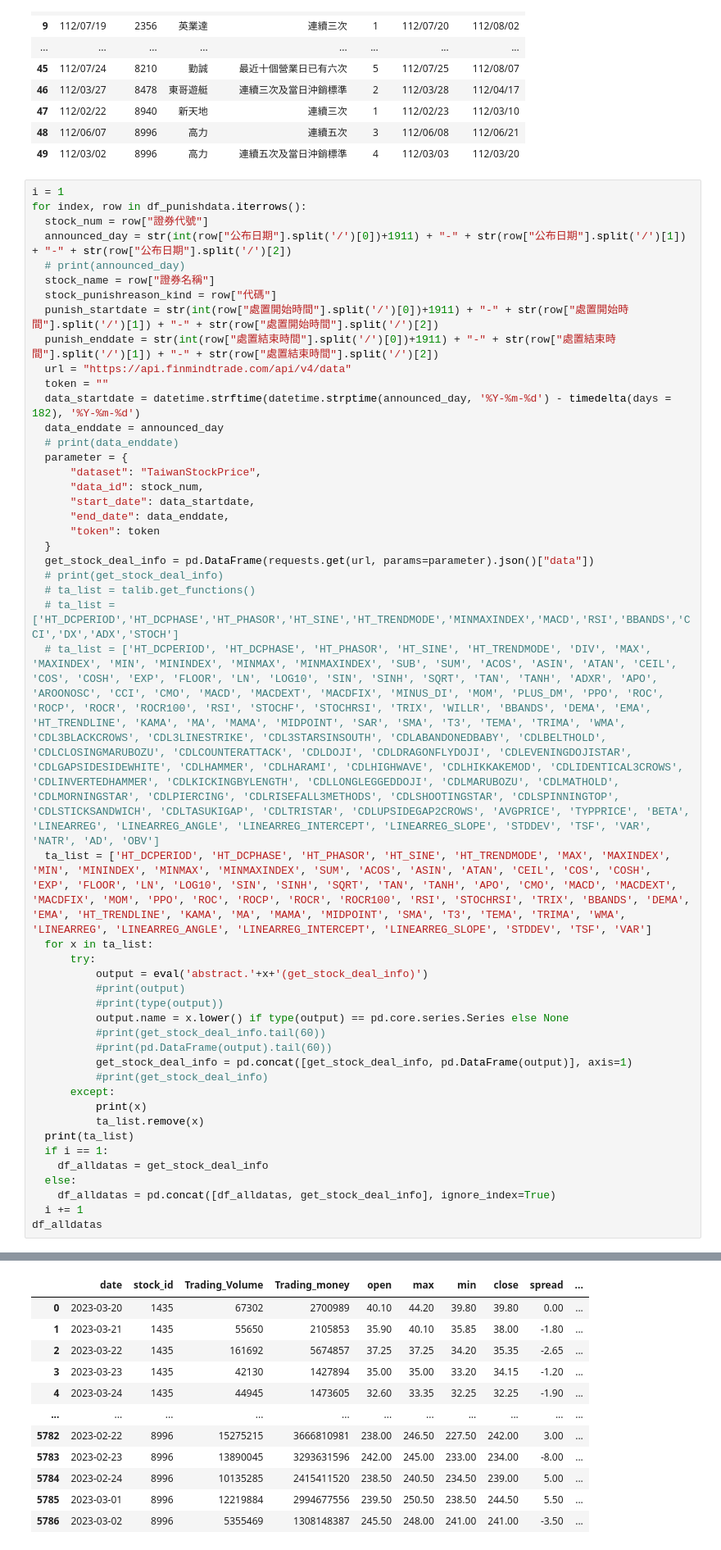
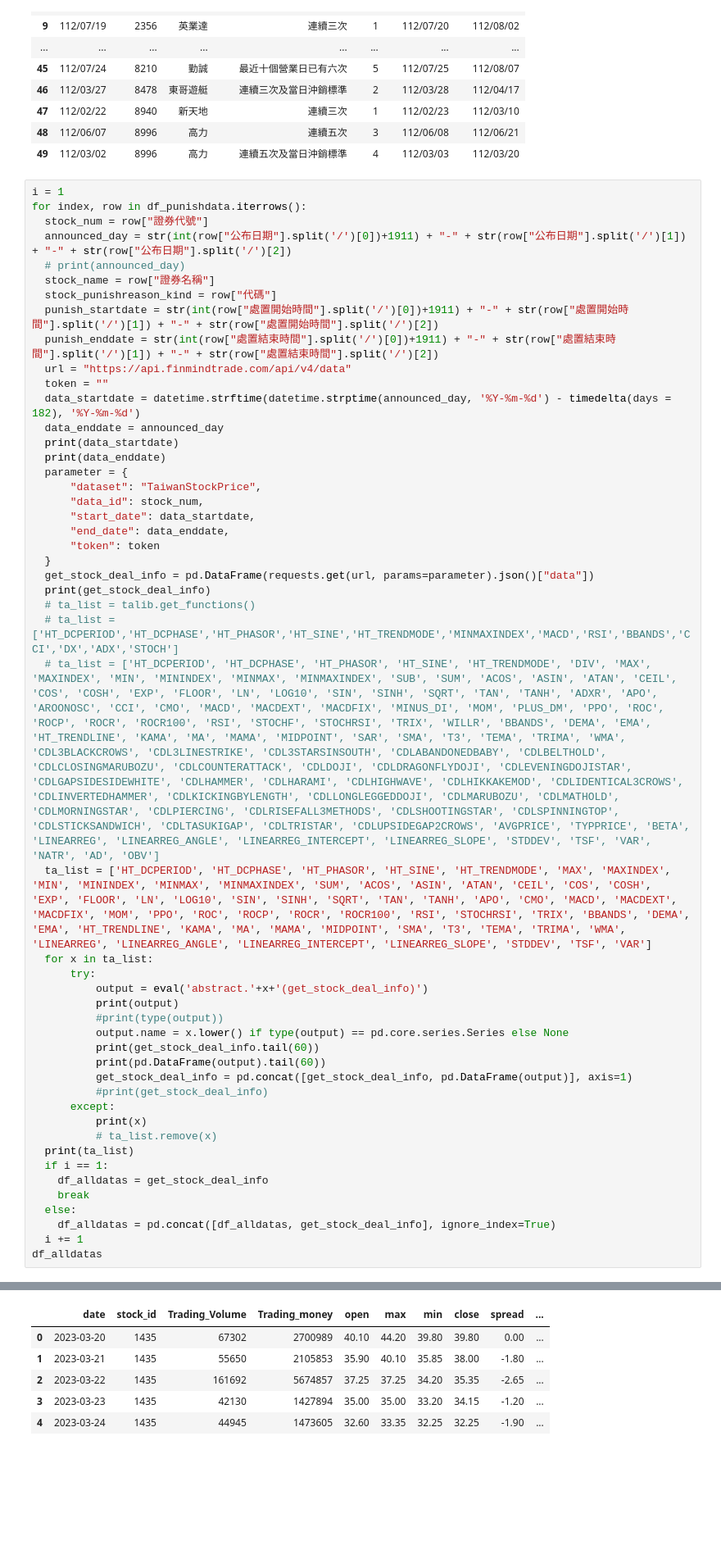
Before and after one commit to JayChaoNTPUACC/Early-Warning-For-Stocks-With-Abnormal-Trading-Conditions-Based-On-Generative-Adversarial-Networks, a Jupyter notebook: GetData/getdata.ipynb, the cells around one changed output, grey strips where cells are left out. Shown at 82% size. Saved outputs shown, nothing was run; the diff lists cells and outputs as text; blank space fills up the shorter version.

```diff
--- a/GetData/getdata.ipynb
+++ b/GetData/getdata.ipynb
@@ -77,7 +77,8 @@ for index, row in df_punishdata.iterrows():
   token = ""
   data_startdate = datetime.strftime(datetime.strptime(announced_day, '%Y-%m-%d') - timedelta(days = 182), '%Y-%m-%d')
   data_enddate = announced_day
-  # print(data_enddate)
+  print(data_startdate)
+  print(data_enddate)
   parameter = {
       "dataset": "TaiwanStockPrice",
       "data_id": stock_num,
@@ -86,7 +87,7 @@ for index, row in df_punishdata.iterrows():
       "token": token
   }
   get_stock_deal_info = pd.DataFrame(requests.get(url, params=parameter).json()["data"])
-  # print(get_stock_deal_info)
+  print(get_stock_deal_info)
   # ta_list = talib.get_functions()
   # ta_list = ['HT_DCPERIOD','HT_DCPHASE','HT_PHASOR','HT_SINE','HT_TRENDMODE','MINMAXINDEX','MACD','RSI','BBANDS','CCI','DX','ADX','STOCH']
   # ta_list = ['HT_DCPERIOD', 'HT_DCPHASE', 'HT_PHASOR', 'HT_SINE', 'HT_TRENDMODE', 'DIV', 'MAX', 'MAXINDEX', 'MIN', 'MININDEX', 'MINMAX', 'MINMAXINDEX', 'SUB', 'SUM', 'ACOS', 'ASIN', 'ATAN', 'CEIL', 'COS', 'COSH', 'EXP', 'FLOOR', 'LN', 'LOG10', 'SIN', 'SINH', 'SQRT', 'TAN', 'TANH', 'ADXR', 'APO', 'AROONOSC', 'CCI', 'CMO', 'MACD', 'MACDEXT', 'MACDFIX', 'MINUS_DI', 'MOM', 'PLUS_DM', 'PPO', 'ROC', 'ROCP', 'ROCR', 'ROCR100', 'RSI', 'STOCHF', 'STOCHRSI', 'TRIX', 'WILLR', 'BBANDS', 'DEMA', 'EMA', 'HT_TRENDLINE', 'KAMA', 'MA', 'MAMA', 'MIDPOINT', 'SAR', 'SMA', 'T3', 'TEMA', 'TRIMA', 'WMA', 'CDL3BLACKCROWS', 'CDL3LINESTRIKE', 'CDL3STARSINSOUTH', 'CDLABANDONEDBABY', 'CDLBELTHOLD', 'CDLCLOSINGMARUBOZU', 'CDLCOUNTERATTACK', 'CDLDOJI', 'CDLDRAGONFLYDOJI', 'CDLEVENINGDOJISTAR', 'CDLGAPSIDESIDEWHITE', 'CDLHAMMER', 'CDLHARAMI', 'CDLHIGHWAVE', 'CDLHIKKAKEMOD', 'CDLIDENTICAL3CROWS', 'CDLINVERTEDHAMMER', 'CDLKICKINGBYLENGTH', 'CDLLONGLEGGEDDOJI', 'CDLMARUBOZU', 'CDLMATHOLD', 'CDLMORNINGSTAR', 'CDLPIERCING', 'CDLRISEFALL3METHODS', 'CDLSHOOTINGSTAR', 'CDLSPINNINGTOP', 'CDLSTICKSANDWICH', 'CDLTASUKIGAP', 'CDLTRISTAR', 'CDLUPSIDEGAP2CROWS', 'AVGPRICE', 'TYPPRICE', 'BETA', 'LINEARREG', 'LINEARREG_ANGLE', 'LINEARREG_INTERCEPT', 'LINEARREG_SLOPE', 'STDDEV', 'TSF', 'VAR', 'NATR', 'AD', 'OBV']
@@ -94,19 +95,20 @@ for index, row in df_punishdata.iterrows():
   for x in ta_list:
       try:
           output = eval('abstract.'+x+'(get_stock_deal_info)')
-          #print(output)
+          print(output)
           #print(type(output))
           output.name = x.lower() if type(output) == pd.core.series.Series else None
-          #print(get_stock_deal_info.tail(60))
-          #print(pd.DataFrame(output).tail(60))
+          print(get_stock_deal_info.tail(60))
+          print(pd.DataFrame(output).tail(60))
           get_stock_deal_info = pd.concat([get_stock_deal_info, pd.DataFrame(output)], axis=1)
           #print(get_stock_deal_info)
       except:
           print(x)
-          ta_list.remove(x)
+          # ta_list.remove(x)
   print(ta_list)
   if i == 1:
     df_alldatas = get_stock_deal_info
+    break
   else:
     df_alldatas = pd.concat([df_alldatas, get_stock_deal_info], ignore_index=True)
   i += 1
@@ -132,12 +134,6 @@ df_alldatas
 |  | date | stock_id | Trading_Volume | Trading_money | open | max | min | close | spread | ... |
 | 0 | 2023-03-20 | 1435 | 67302 | 2700989 | 40.10 | 44.20 | 39.80 | 39.80 | 0.00 | ... |
 | 1 | 2023-03-21 | 1435 | 55650 | 2105853 | 35.90 | 40.10 | 35.85 | 38.00 | -1.80 | ... |
 | 2 | 2023-03-22 | 1435 | 161692 | 5674857 | 37.25 | 37.25 | 34.20 | 35.35 | -2.65 | ... |
 | 3 | 2023-03-23 | 1435 | 42130 | 1427894 | 35.00 | 35.00 | 33.20 | 34.15 | -1.20 | ... |
 | 4 | 2023-03-24 | 1435 | 44945 | 1473605 | 32.60 | 33.35 | 32.25 | 32.25 | -1.90 | ... |
-| ... | ... | ... | ... | ... | ... | ... | ... | ... | ... | ... |
-| 5782 | 2023-02-22 | 8996 | 15275215 | 3666810981 | 238.00 | 246.50 | 227.50 | 242.00 | 3.00 | ... |
-| 5783 | 2023-02-23 | 8996 | 13890045 | 3293631596 | 242.00 | 245.00 | 233.00 | 234.00 | -8.00 | ... |
-| 5784 | 2023-02-24 | 8996 | 10135285 | 2415411520 | 238.50 | 240.50 | 234.50 | 239.00 | 5.00 | ... |
-| 5785 | 2023-03-01 | 8996 | 12219884 | 2994677556 | 239.50 | 250.50 | 238.50 | 244.50 | 5.50 | ... |
-| 5786 | 2023-03-02 | 8996 | 5355469 | 1308148387 | 245.50 | 248.00 | 241.00 | 241.00 | -3.50 | ... |
```
Also changed, not shown: parts of 1 cell of this notebook.
